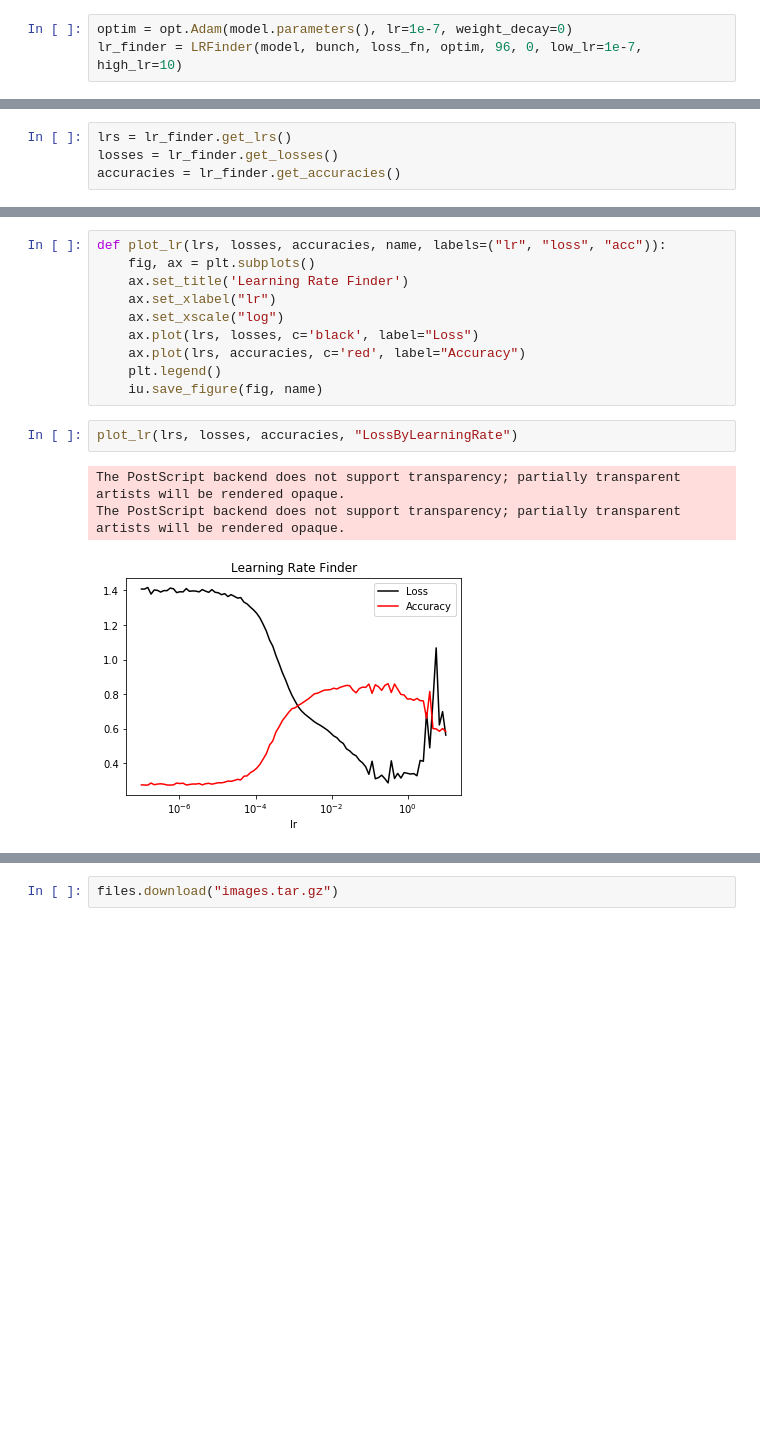
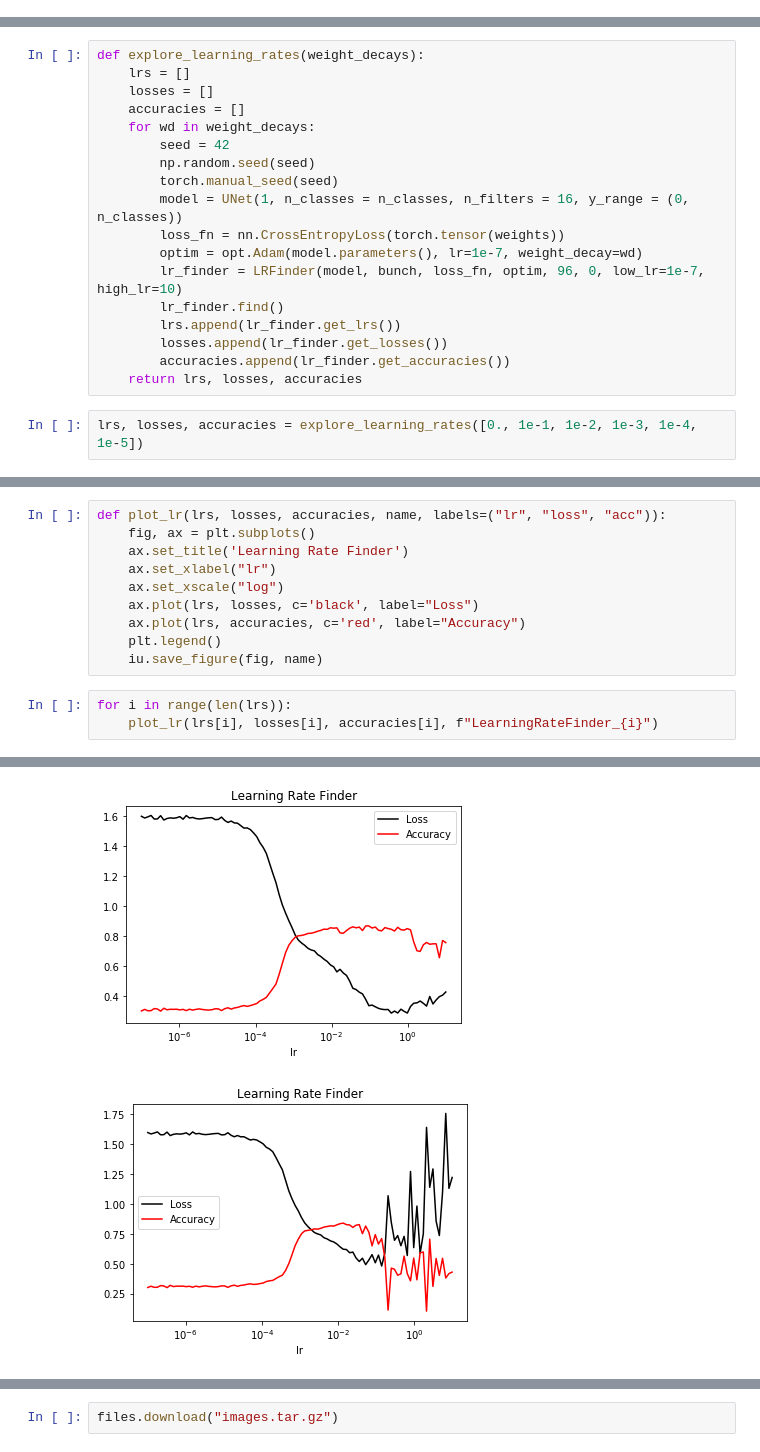
Before and after one commit to AndyChappell/SemanticSegmentation, a Jupyter notebook: dune_network.ipynb, the cells around one changed output, grey strips where cells are left out. Saved outputs shown, nothing was run; the diff lists cells and outputs as text; blank space fills up the shorter version.

Commit message:
Add weight decay variations to learning rate finder

```diff
--- a/dune_network.ipynb
+++ b/dune_network.ipynb
@@ -277,6 +277,3 @@ loss_fn = nn.CrossEntropyLoss(torch.tensor(weights))
 optim = opt.Adam(model.parameters(), lr=max_lr, weight_decay=0.1)
 scheduler = OneCycleLR(optim, max_lr * 2, anneal_strategy='linear', total_steps = num_epochs * len(bunch.train_dl), pct_start=0.05, div_factor=2.0)
 learner = UNetLearner(model, bunch, loss_fn, optim, scheduler)
-# %%
-optim = opt.Adam(model.parameters(), lr=1e-7, weight_decay=0)
-lr_finder = LRFinder(model, bunch, loss_fn, optim, 96, 0, low_lr=1e-7, high_lr=10)
@@ -285,4 +280,20 @@ lr_finder.find()
-# %%
-lrs = lr_finder.get_lrs()
-losses = lr_finder.get_losses()
-accuracies = lr_finder.get_accuracies()
+# %%
+def explore_learning_rates(weight_decays):
+    lrs = []
+    losses = []
+    accuracies = []
+    for wd in weight_decays:
+        seed = 42
+        np.random.seed(seed)
+        torch.manual_seed(seed)
+        model = UNet(1, n_classes = n_classes, n_filters = 16, y_range = (0, n_classes))
+        loss_fn = nn.CrossEntropyLoss(torch.tensor(weights))
+        optim = opt.Adam(model.parameters(), lr=1e-7, weight_decay=wd)
+        lr_finder = LRFinder(model, bunch, loss_fn, optim, 96, 0, low_lr=1e-7, high_lr=10)
+        lr_finder.find()
+        lrs.append(lr_finder.get_lrs())
+        losses.append(lr_finder.get_losses())
+        accuracies.append(lr_finder.get_accuracies())
+    return lrs, losses, accuracies
+# %%
+lrs, losses, accuracies = explore_learning_rates([0., 1e-1, 1e-2, 1e-3, 1e-4, 1e-5])
@@ -296,9 +309,7 @@ def plot_lr(lrs, losses, accuracies, name, labels=("lr", "loss", "acc")):
     ax.plot(lrs, accuracies, c='red', label="Accuracy")
     plt.legend()
     iu.save_figure(fig, name)
-# %%
-plot_lr(lrs, losses, accuracies, "LossByLearningRate")
-# %% [output]
-The PostScript backend does not support transparency; partially transparent artists will be rendered opaque.
-The PostScript backend does not support transparency; partially transparent artists will be rendered opaque.
-[figure, removed]
+# %%
+for i in range(len(lrs)):
+    plot_lr(lrs[i], losses[i], accuracies[i], f"LearningRateFinder_{i}")
+# %% [output]
@@ -304,0 +332,2 @@ The PostScript backend does not support transparency; partially transparent arti
+[figure, added]
+[figure, added]
```
Also changed, not shown: parts of 6 cells of this notebook.
